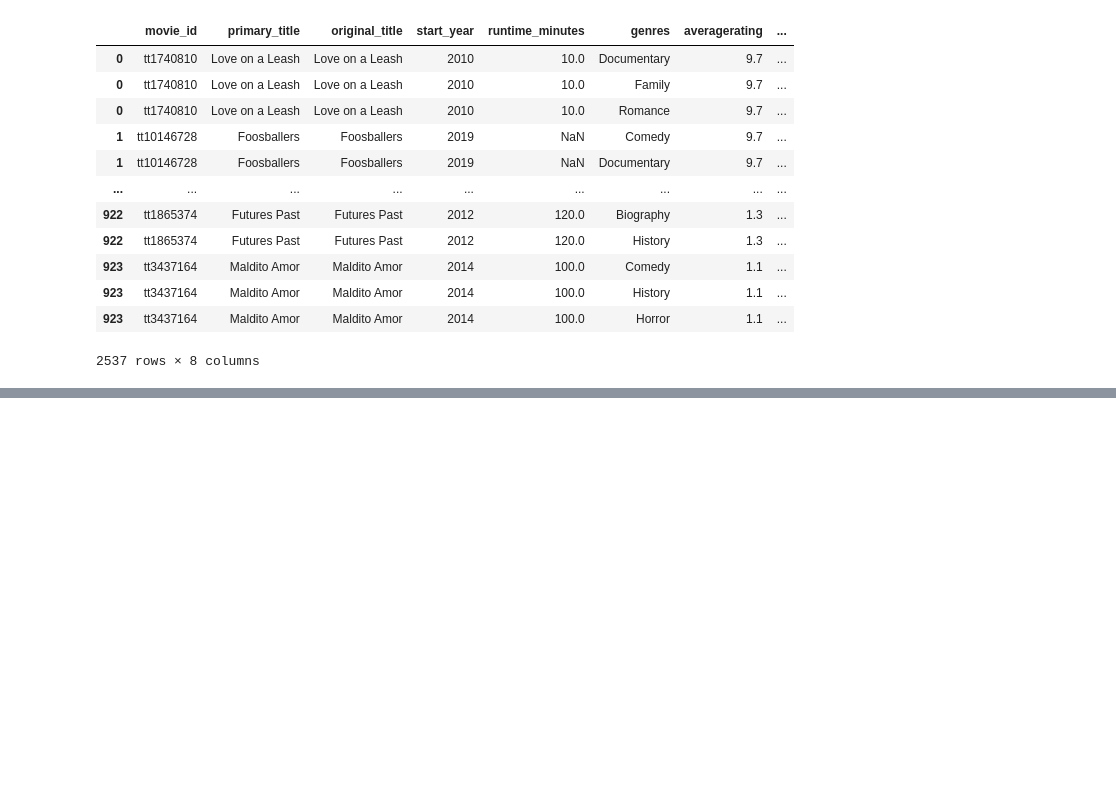
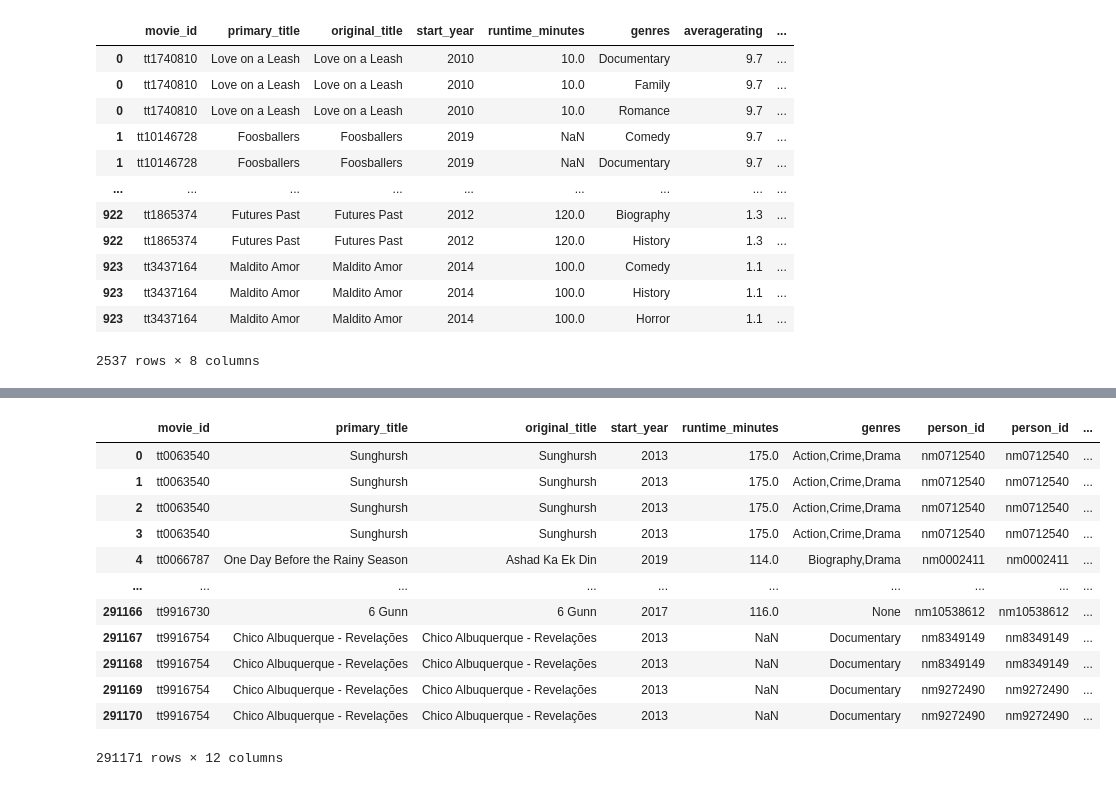
Before and after one commit to ZeejahWaseem/Capstone_Project, a Jupyter notebook: Notebooks/Zeejah_Folder/Zeejah.ipynb, the cells around one changed output, grey strips where cells are left out. Cells and saved outputs as stored; diff of their text form; code cells hidden in the pictures; blank space fills up the shorter version.

```diff
--- a/Notebooks/Zeejah_Folder/Zeejah.ipynb
+++ b/Notebooks/Zeejah_Folder/Zeejah.ipynb
@@ -368,0 +371,26 @@ for i in range(len(avg_keys[:10])):
+# %%
+q = """
+SELECT *
+FROM movie_basics
+JOIN directors
+    USING(movie_id)
+JOIN Persons
+    ON persons.person_id = directors.person_id
+;
+"""
+df_directors = pd.read_sql(q, conn)
+df_directors
+# %% [output]
+|  | movie_id | primary_title | original_title | start_year | runtime_minutes | genres | person_id | person_id | ... |
+| 0 | tt0063540 | Sunghursh | Sunghursh | 2013 | 175.0 | Action,Crime,Drama | nm0712540 | nm0712540 | ... |
+| 1 | tt0063540 | Sunghursh | Sunghursh | 2013 | 175.0 | Action,Crime,Drama | nm0712540 | nm0712540 | ... |
+| 2 | tt0063540 | Sunghursh | Sunghursh | 2013 | 175.0 | Action,Crime,Drama | nm0712540 | nm0712540 | ... |
+| 3 | tt0063540 | Sunghursh | Sunghursh | 2013 | 175.0 | Action,Crime,Drama | nm0712540 | nm0712540 | ... |
+| 4 | tt0066787 | One Day Before the Rainy Season | Ashad Ka Ek Din | 2019 | 114.0 | Biography,Drama | nm0002411 | nm0002411 | ... |
+| ... | ... | ... | ... | ... | ... | ... | ... | ... | ... |
+| 291166 | tt9916730 | 6 Gunn | 6 Gunn | 2017 | 116.0 | None | nm10538612 | nm10538612 | ... |
+| 291167 | tt9916754 | Chico Albuquerque - Revelações | Chico Albuquerque - Revelações | 2013 | NaN | Documentary | nm8349149 | nm8349149 | ... |
+| 291168 | tt9916754 | Chico Albuquerque - Revelações | Chico Albuquerque - Revelações | 2013 | NaN | Documentary | nm8349149 | nm8349149 | ... |
+| 291169 | tt9916754 | Chico Albuquerque - Revelações | Chico Albuquerque - Revelações | 2013 | NaN | Documentary | nm9272490 | nm9272490 | ... |
+| 291170 | tt9916754 | Chico Albuquerque - Revelações | Chico Albuquerque - Revelações | 2013 | NaN | Documentary | nm9272490 | nm9272490 | ... |
+291171 rows × 12 columns
```
Also changed, not shown: parts of 13 cells of this notebook.
